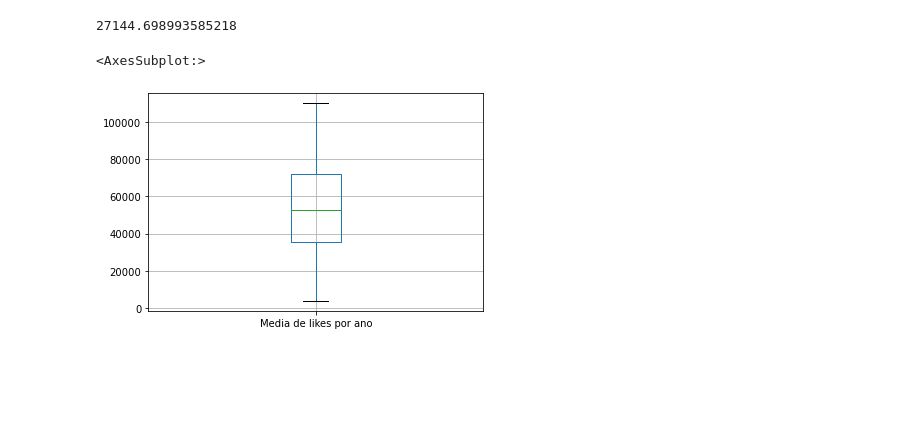
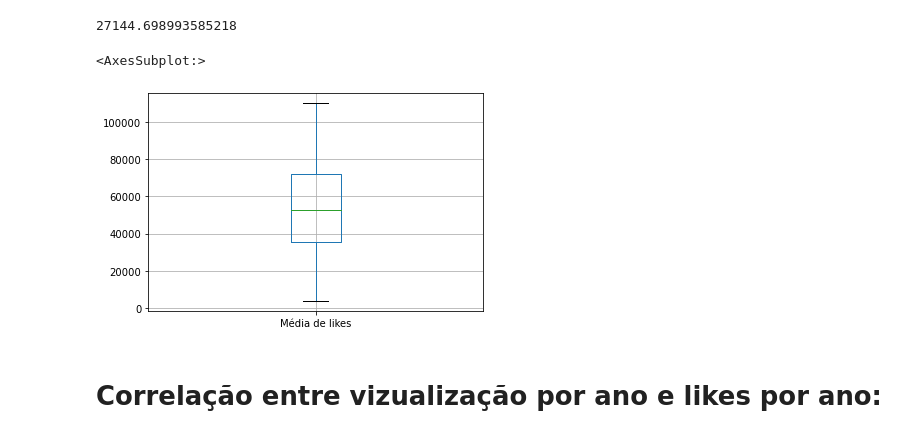
Before and after one commit to LuisHenriqueAL/Projeto_ICD, a Jupyter notebook: main.ipynb, the cells around one changed output. Saved outputs shown, nothing was run; the diff lists cells and outputs as text; code cells hidden in the pictures; blank space fills up the shorter version.

```diff
--- a/main.ipynb
+++ b/main.ipynb
@@ -179,0 +165,2 @@ plt.show()
+# %%
+media_like = pd.DataFrame(anossemrep['likes'] / anossemrep['Vídeos por ano'], columns=['Média de likes']).round(2)
@@ -250,7 +199,9 @@ anossemrep['Media de likes por ano'].std()
 # %% [output]
 27144.698993585218
 # %%
-anossemrep.boxplot(column='Media de likes por ano')
+media_like.boxplot(column='Média de likes')
 # %% [output]
 <AxesSubplot:>
-[figure, old version]
+[figure, new version]
+# %% [markdown]
+# Correlação entre vizualização por ano e likes por ano:
```
Also changed, not shown: parts of 46 cells of this notebook.
